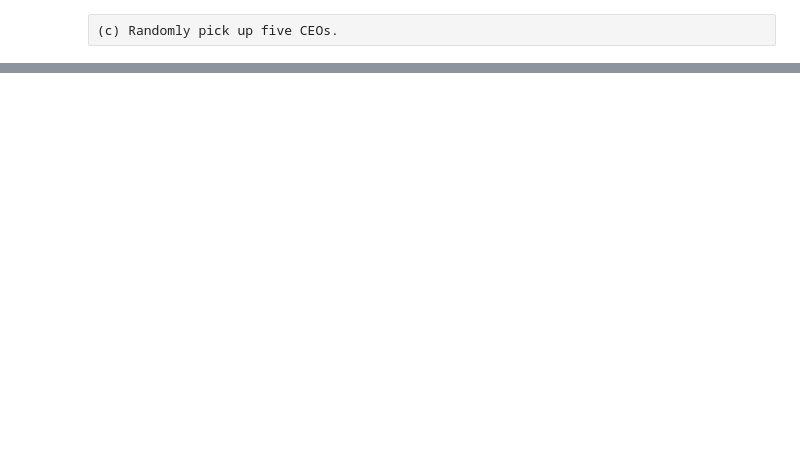
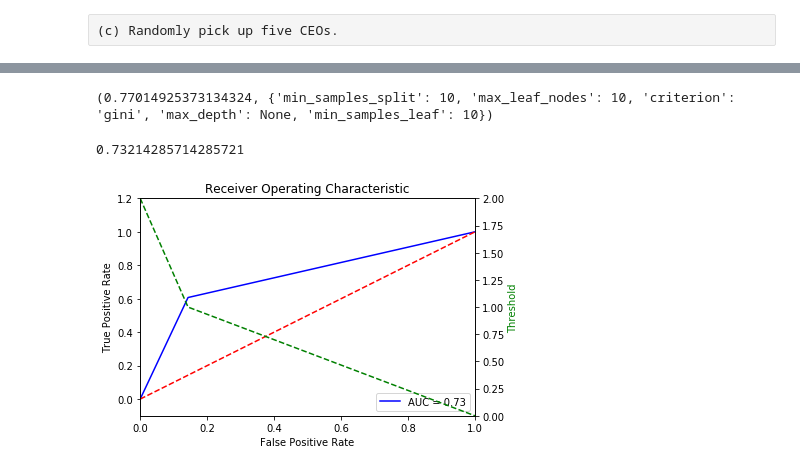
Before and after one commit to maliarenko/UCU-statistic, a Jupyter notebook: HW3/Statistics-Assignment-3_v0.0.3.ipynb, the cells around one changed output, grey strips where cells are left out. Drawn from its saved outputs; the diff is of its cells as text; code cells hidden in the pictures; blank space fills up the shorter version.

```diff
--- a/HW3/Statistics-Assignment-3_v0.0.3.ipynb
+++ b/HW3/Statistics-Assignment-3_v0.0.3.ipynb
@@ -575,0 +643,12 @@ array([[ 0.79088185,  0.20911815],
+# %%
+param_grid = {"criterion": ["gini", "entropy"],
+              "min_samples_split": [2, 10, 12],
+              "max_depth": [None, 2, 5, 10],
+              "min_samples_leaf": [1, 3, 10],
+              "max_leaf_nodes": [None, 5, 10, 20],
+              }
+
+dt_estimator = DecisionTreeClassifier()
+dt_opt = GridSearchCV(estimator=dt_estimator, param_grid=param_grid, cv = cv)
+# %%
+dt_opt.fit(X_train, y_train)
@@ -575,0 +667,32 @@ array([[ 0.79088185,  0.20911815],
+# %%
+tree_model = dt_opt.best_estimator_
+print (dt_opt.best_score_, dt_opt.best_params_)
+# %% [output]
+(0.77014925373134324, {'min_samples_split': 10, 'max_leaf_nodes': 10, 'criterion': 'gini', 'max_depth': None, 'min_samples_leaf': 10})
+# %%
+roc_auc_score(y_test, tree_model.predict(X_test))
+# %% [output]
+0.73214285714285721
+# %%
+false_positive_rate, true_positive_rate, thresholds = roc_curve(y_test, tree_model.predict(X_test))
+roc_auc = auc(false_positive_rate, true_positive_rate)
+# %%
+plt.title('Receiver Operating Characteristic')
+plt.plot(false_positive_rate, true_positive_rate, 'b',
+label='AUC = %0.2f'% roc_auc)
+plt.legend(loc='lower right')
+plt.plot([0,1],[0,1],'r--')
+plt.xlim([-0.1,1.2])
+plt.ylim([-0.1,1.2])
+plt.ylabel('True Positive Rate')
+plt.xlabel('False Positive Rate')
+
+# create the axis of thresholds (scores)
+ax2 = plt.gca().twinx()
+ax2.plot(false_positive_rate, thresholds, markeredgecolor='g',linestyle='dashed', color='g')
+ax2.set_ylabel('Threshold',color='g')
+ax2.set_ylim([thresholds[-1],thresholds[0]])
+ax2.set_xlim([false_positive_rate[0],false_positive_rate[-1]])
+plt.show()
+# %% [output]
+[figure, added]
```
Also changed, not shown: parts of 37 cells of this notebook.
